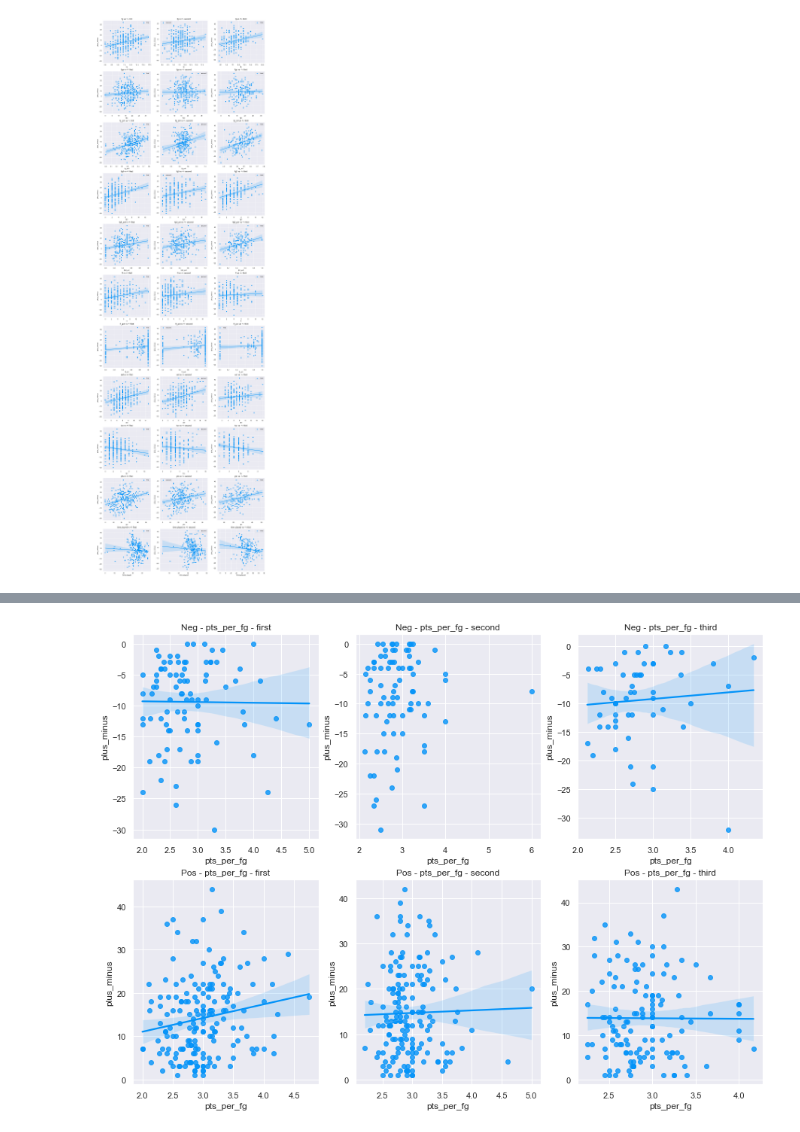
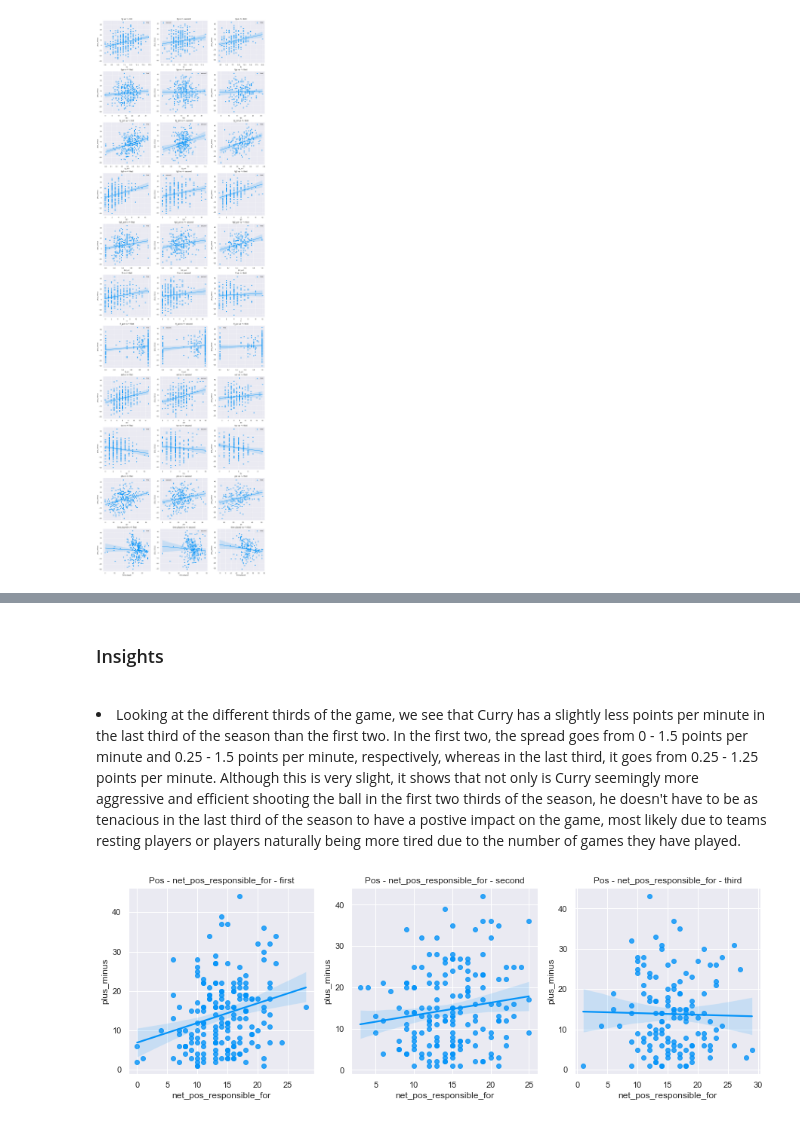
Before and after one commit to sahilkamboj3/StephenCurryMLEfficiencyPredictor, a Jupyter notebook: Game Data Visualization.ipynb, the cells around one changed output, grey strips where cells are left out. Cells and saved outputs as stored; diff of their text form; code cells hidden in the pictures.

```diff
--- a/Game Data Visualization.ipynb
+++ b/Game Data Visualization.ipynb
@@ -476,20 +514,12 @@ for rebound in rebounds:
 # %%
-# rebound_ratios = ['drb_trb_ratio', 'orb_trb_ratio']
 rebound_ratios = ['orb_trb_ratio']
 
-fig = plt.figure(1, figsize=(15, 12.5))
+fig = plt.figure(1, figsize=(15, 6))
 i = 0
 
-rows = len(rebound_ratios) * 2
+rows = len(rebound_ratios)
 
 for ratio in rebound_ratios:
-    for label in df['gs_label_thirds'].unique():
-        i += 1
-        ax = plt.subplot(rows, 3, i)
-        data = df_neg_pm[df_neg_pm['gs_label_thirds'] == label]
-        sns.regplot(x=ratio, y='plus_minus', data=data)
-        ax.set_title(f'Neg - {ratio} - {label}')
-
     for label in df['gs_label_thirds'].unique():
         i += 1
         ax = plt.subplot(rows, 3, i)
@@ -519,13 +575,6 @@ for col in offense:
 # %%
-fig = plt.figure(1, figsize=(15, 11))
+fig = plt.figure(1, figsize=(15, 10))
 i = 0
-
-for label in df['gs_label_thirds'].unique():
-    i += 1
-    ax = plt.subplot(2, 3, i)
-    data = df_neg_pm[df_neg_pm['gs_label_thirds'] == label]
-    sns.regplot(x='ppp', y='plus_minus', data=data)
-    ax.set_title(f'Neg - PPP - {label}')
 
 for label in df['gs_label_thirds'].unique():
     i += 1
@@ -538,13 +592,6 @@ for label in df['gs_label_thirds'].unique():
 # %%
-fig = plt.figure(1, figsize=(15, 11))
+fig = plt.figure(1, figsize=(15, 10))
 i = 0
-
-for label in df['gs_label_thirds'].unique():
-    i += 1
-    ax = plt.subplot(2, 3, i)
-    data = df_neg_pm[df_neg_pm['gs_label_thirds'] == label]
-    sns.regplot(x='pts_per_min', y='plus_minus', data=data)
-    ax.set_title(f'Neg - pts_per_min - {label}')
 
 for label in df['gs_label_thirds'].unique():
     i += 1
@@ -557,19 +604,16 @@ for label in df['gs_label_thirds'].unique():
+# %% [markdown]
+<h3>Insights</h3>
+<br>
+<li>Looking at the different thirds of the game, we see that Curry has a slightly less points per minute in the last third of the season than the first two. In the first two, the spread goes from 0 - 1.5 points per minute and 0.25 - 1.5 points per minute, respectively, whereas in the last third, it goes from 0.25 - 1.25 points per minute. Although this is very slight, it shows that not only is Curry seemingly more aggressive and efficient shooting the ball in the first two thirds of the season, he doesn't have to be as tenacious in the last third of the season to have a postive impact on the game, most likely due to teams resting players or players naturally being more tired due to the number of games they have played.
 # %%
-fig = plt.figure(1, figsize=(15, 11))
+fig = plt.figure(1, figsize=(15, 10))
 i = 0
 
 for label in df['gs_label_thirds'].unique():
     i += 1
     ax = plt.subplot(2, 3, i)
-    data = df_neg_pm[df_neg_pm['gs_label_thirds'] == label]
-    sns.regplot(x='pts_per_fg', y='plus_minus', data=data)
-    ax.set_title(f'Neg - pts_per_fg - {label}')
-
-for label in df['gs_label_thirds'].unique():
-    i += 1
-    ax = plt.subplot(2, 3, i)
     data = df_pos_pm[df_pos_pm['gs_label_thirds'] == label]
-    sns.regplot(x='pts_per_fg', y='plus_minus', data=data, label=label)
-    ax.set_title(f'Pos - pts_per_fg - {label}')
+    sns.regplot(x='net_pos_responsible_for', y='plus_minus', data=data, label=label)
+    ax.set_title(f'Pos - net_pos_responsible_for - {label}')
 # %% [output]
-[figure, old version]
+[figure, new version]
```
Also changed, not shown: parts of 20 cells of this notebook.
